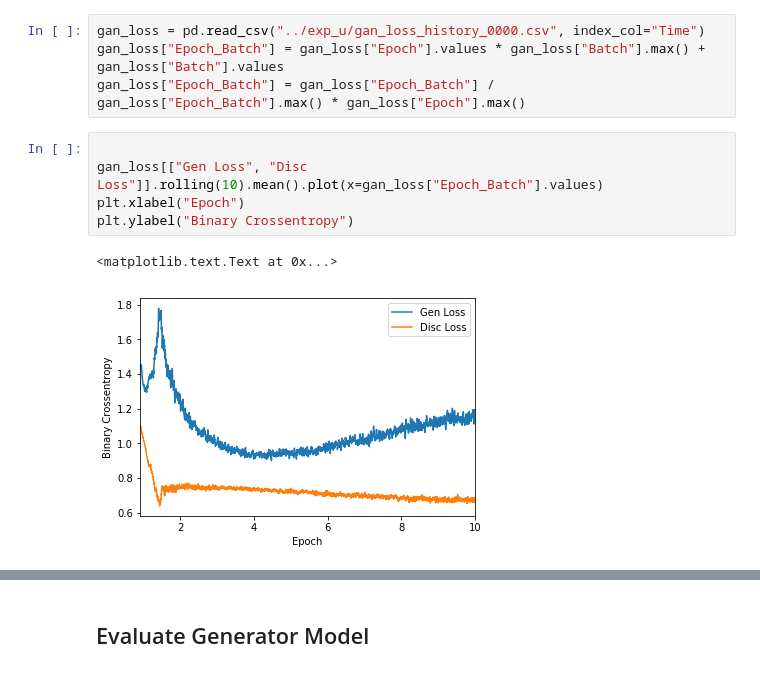
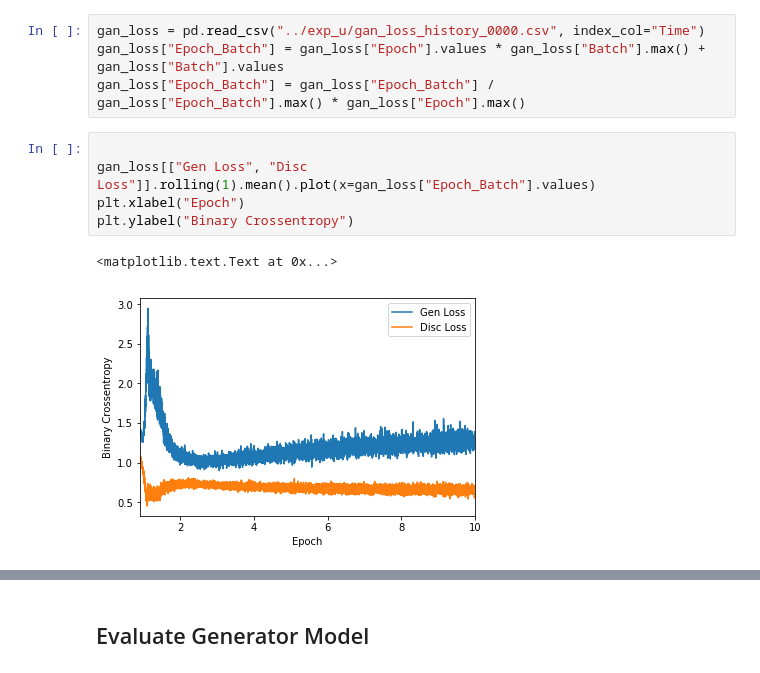
Before and after one commit to djgagne/lorenz_gan, a Jupyter notebook: notebooks/lorenz_gan_eval.ipynb, the cells around one changed output, grey strips where cells are left out. Cells and saved outputs as stored; diff of their text form.

```diff
--- a/notebooks/lorenz_gan_eval.ipynb
+++ b/notebooks/lorenz_gan_eval.ipynb
@@ -128,12 +130,12 @@ gan_loss["Epoch_Batch"] = gan_loss["Epoch"].values * gan_loss["Batch"].max() + g
 gan_loss["Epoch_Batch"] = gan_loss["Epoch_Batch"] / gan_loss["Epoch_Batch"].max() * gan_loss["Epoch"].max()
 # %%
 
-gan_loss[["Gen Loss", "Disc Loss"]].rolling(10).mean().plot(x=gan_loss["Epoch_Batch"].values)
+gan_loss[["Gen Loss", "Disc Loss"]].rolling(1).mean().plot(x=gan_loss["Epoch_Batch"].values)
 plt.xlabel("Epoch")
 plt.ylabel("Binary Crossentropy")
 # %% [output]
 <matplotlib.text.Text at 0x...>
-[figure, old version]
+[figure, new version]
 # %%
 gan_loss[["Gen accuracy", "Disc accuracy"]].rolling(10).mean().plot(x=gan_loss["Epoch_Batch"].values)
 plt.xlabel("Epoch")
```
Also changed, not shown: parts of 29 cells of this notebook, 7 other files.
